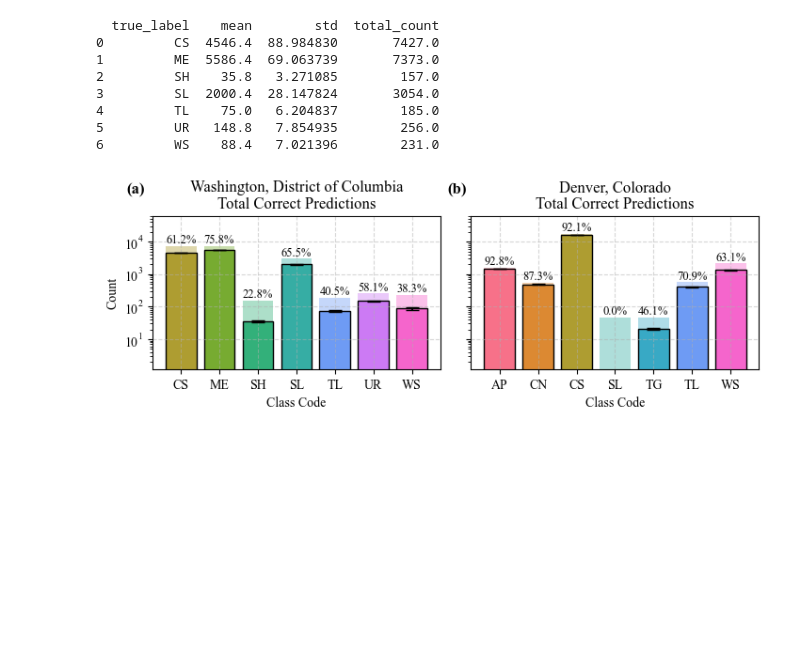
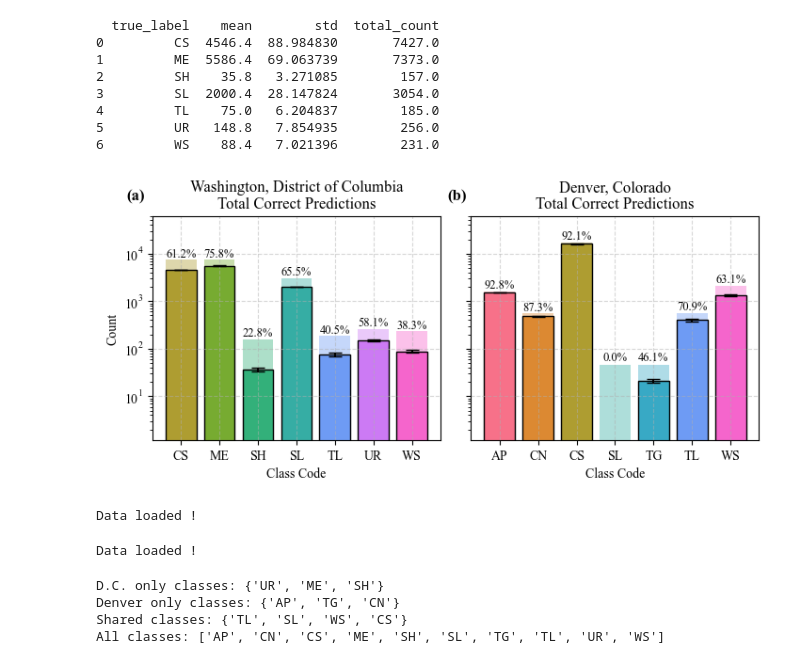
Before and after one commit to maxwellCcook/rooftop-mapping, a Jupyter notebook: code/_model-results_plots.ipynb, the cells around one changed output. Drawn from its saved outputs; the diff is of its cells as text; code cells hidden in the pictures; blank space fills up the shorter version.

Commit message:
Updates to model results figures

```diff
--- a/code/_model-results_plots.ipynb
+++ b/code/_model-results_plots.ipynb
@@ -72,6 +74,16 @@ if not os.path.exists(results_dir):
 print(results_dir)
 # %% [output]
 /Users/max/Library/CloudStorage/OneDrive-Personal/mcook/earth-lab/opp-rooftop-mapping/results/figures/
+# %%
+# Create a consistent color mapping for roof material classes in both AOIs
+all_classes = set()
+for cr in cr_summaries.values():
+    all_classes.update(cr['class_code'].unique())
+# Sort alphabetically and assign a color map
+all_classes = sorted(all_classes)  # Sort for consistent ordering
+class_palette = sns.color_palette('husl', len(all_classes))
+color_mapping = dict(zip(all_classes, class_palette))
+print(color_mapping)
 # %%
 # Model Loss Functions and Validation F1-score across across epochs, average holdout F1-score by class
 # %%
@@ -240,7 +252,7 @@ print(pred_dfs['dc'])
 5         UR   148.8   7.854935        256.0
 6         WS    88.4   7.021396        231.0
 # %%
-fig, axes = plt.subplots(1, 2, figsize=(7.5, 3), sharey=True)
+fig, axes = plt.subplots(1, 2, figsize=(7.5, 3.75), sharey=True)
 
 # Iterate over the AOIs to populate the subplots for total correct predictions
 for idx, (aoi, preds_df) in enumerate(pred_dfs.items()):
@@ -264,32 +276,32 @@ for idx, (aoi, preds_df) in enumerate(pred_dfs.items()):
         ax.text(total_bar.get_x() + total_bar.get_width() / 2, height + 2, f'{percent:.1f}%',
                 ha='center', va='bottom', fontsize=9, color='black')
 
     # Set labels and title
     ax.set_xlabel('Class Code')
     if idx == 0:
         ax.set_ylabel('Count')
     if aoi == 'dc':
         title = 'Washington, District of Columbia'
     elif aoi == 'denver':
         title = 'Denver, Colorado'
     ax.set_title(f'{title}\nTotal Correct Predictions')
     # ax.legend()
     ax.grid(True, linestyle='--', alpha=0.5)
 
     # Apply log scale to y-axis
     plt.yscale('log')
 
     ax.margins(y=0.15) # add some upper spacing
 
 # Add subplot indicators outside the plot area
 fig.text(0.08, 0.90, '(a)', fontsize=12, fontweight='bold', ha='center', va='top')  # Adjust coordinates if needed
 fig.text(0.535, 0.90, '(b)', fontsize=12, fontweight='bold', ha='center', va='top')  # Adjust coordinates if needed
 
 # Adjust layout and save the figure
 fig.tight_layout(pad=2.0)
 fig_out = os.path.join(results_dir, 'resnet18-cv_total_correct_by_class.png')
 fig.savefig(fig_out, dpi=300, bbox_inches='tight')
 plt.show()
 # %% [output]
-[figure, old version]
+[figure, new version]
 # %%
@@ -296,0 +329,39 @@ plt.show()
+# %%
+# Load the ResNet-18 model predictions
+dc_fp = os.path.join(maindir, 'results/resnet18/cv-results/dc-resnet18_cv_holdout_prob_preds.csv')
+denver_fp = os.path.join(maindir, 'results/resnet18/cv-results/denver-resnet18_cv_holdout_prob_preds.csv')
+
+r18_prob_preds = {
+    'dc': pd.read_csv(dc_fp),
+    'denver': pd.read_csv(denver_fp)
+}
+
+# Assign a color for each AOI
+aoi_color_map = {'dc': 'purple', 'denver': 'darkgreen'}
+
+print("Data loaded !")
+# %% [output]
+Data loaded !
+# %%
+# Load the XGBoost model predictions
+xgb_dc_fp = os.path.join(maindir, 'results/xgboost/dc_xgboost_folds_prob_preds.csv')
+xgb_denver_fp = os.path.join(maindir, 'results/xgboost/denver_xgboost_folds_prob_preds.csv')
+
+xgb_prob_preds = {
+    'dc': pd.read_csv(xgb_dc_fp),
+    'denver': pd.read_csv(xgb_denver_fp)
+}
+
+print("Data loaded !")
+# %% [output]
+Data loaded !
+# %%
+shared_classes = set(r18_prob_preds['dc']['true_label']).intersection(r18_prob_preds['denver']['true_label'])
+dc_only = set(r18_prob_preds['dc']['true_label']) - shared_classes
+denver_only = set(r18_prob_preds['denver']['true_label']) - shared_classes
+print(f"D.C. only classes: {dc_only}\nDenver only classes: {denver_only}\nShared classes: {shared_classes}\nAll classes: {all_classes}")
+# %% [output]
+D.C. only classes: {'UR', 'ME', 'SH'}
+Denver only classes: {'AP', 'TG', 'CN'}
+Shared classes: {'TL', 'SL', 'WS', 'CS'}
+All classes: ['AP', 'CN', 'CS', 'ME', 'SH', 'SL', 'TG', 'TL', 'UR', 'WS']
```
Also changed, not shown: parts of 5 cells of this notebook, 1 other file.
